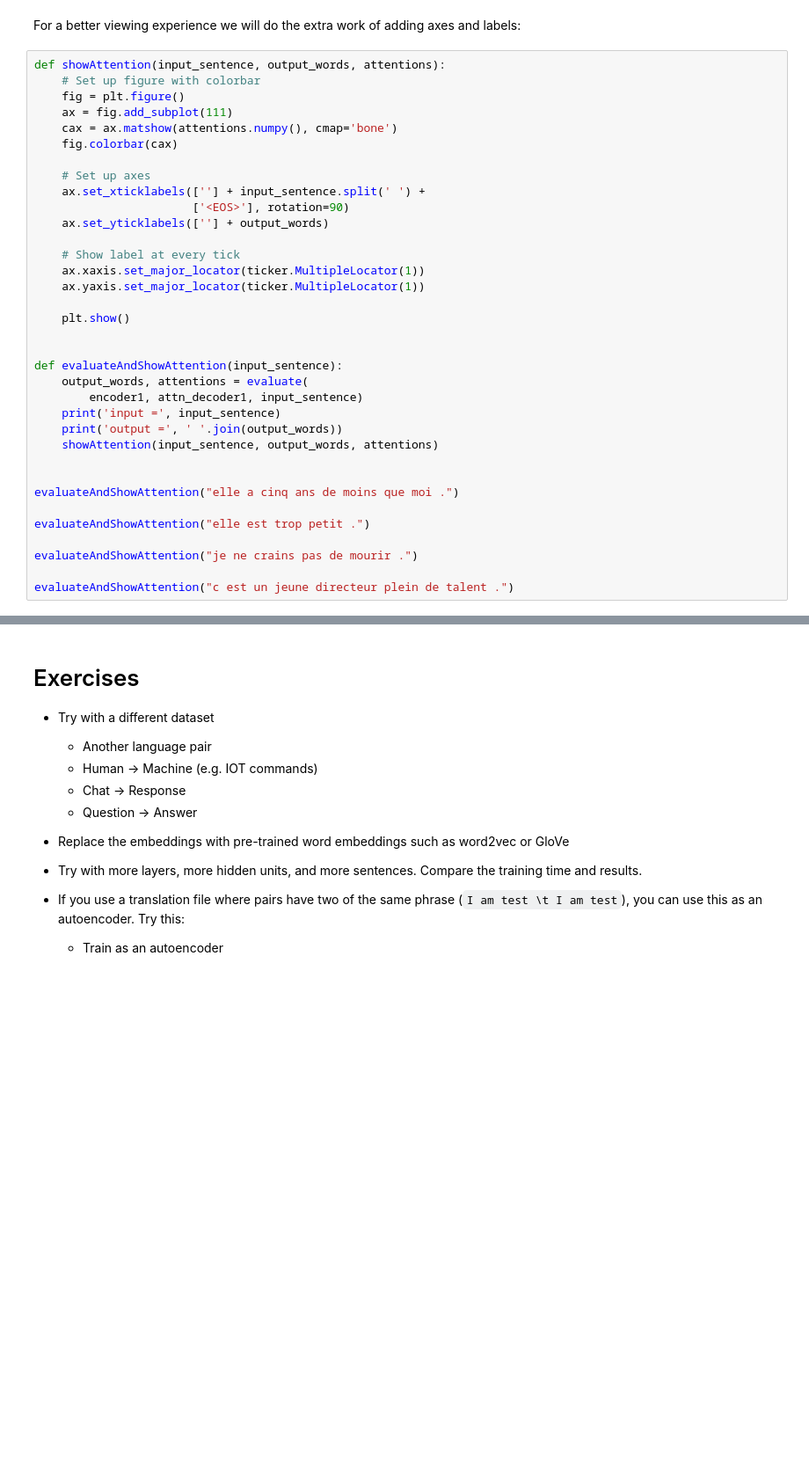
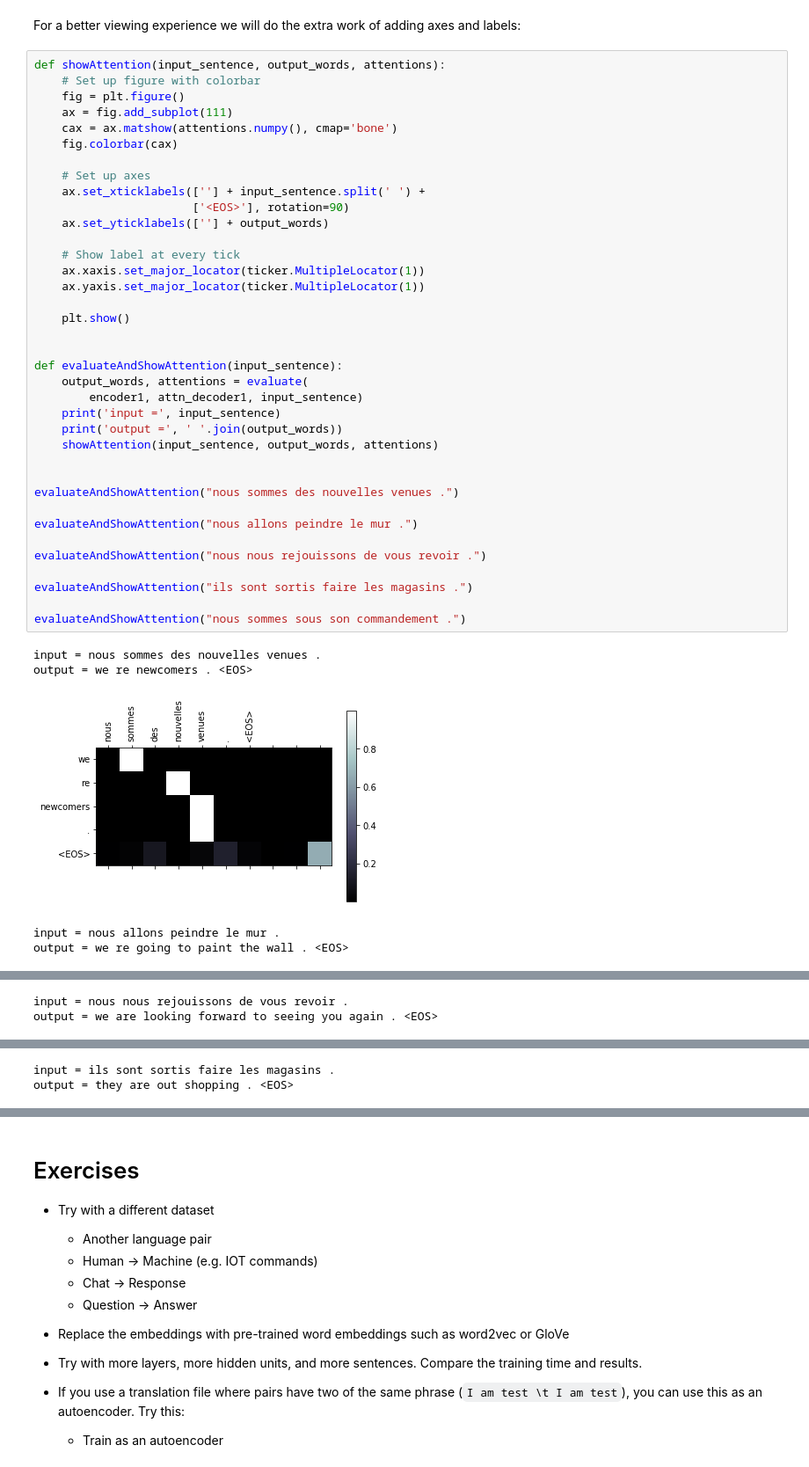
Before and after one commit to ananthsankar/seq2seq_attention, a Jupyter notebook: seq2seq_translation_tutorial-usf.ipynb, the cells around one changed output, grey strips where cells are left out. Shown: that part at 88% size. Drawn from its saved outputs; the diff is of its cells as text; blank space fills up the shorter version.

```diff
--- a/seq2seq_translation_tutorial-usf.ipynb
+++ b/seq2seq_translation_tutorial-usf.ipynb
@@ -795,34 +799,42 @@ and labels:
 def showAttention(input_sentence, output_words, attentions):
     # Set up figure with colorbar
     fig = plt.figure()
     ax = fig.add_subplot(111)
     cax = ax.matshow(attentions.numpy(), cmap='bone')
     fig.colorbar(cax)
 
     # Set up axes
     ax.set_xticklabels([''] + input_sentence.split(' ') +
                        ['<EOS>'], rotation=90)
     ax.set_yticklabels([''] + output_words)
 
     # Show label at every tick
     ax.xaxis.set_major_locator(ticker.MultipleLocator(1))
     ax.yaxis.set_major_locator(ticker.MultipleLocator(1))
 
     plt.show()
 
 
 def evaluateAndShowAttention(input_sentence):
     output_words, attentions = evaluate(
         encoder1, attn_decoder1, input_sentence)
     print('input =', input_sentence)
     print('output =', ' '.join(output_words))
     showAttention(input_sentence, output_words, attentions)
 
 
-evaluateAndShowAttention("elle a cinq ans de moins que moi .")
+evaluateAndShowAttention("nous sommes des nouvelles venues .")
 
-evaluateAndShowAttention("elle est trop petit .")
+evaluateAndShowAttention("nous allons peindre le mur .")
 
-evaluateAndShowAttention("je ne crains pas de mourir .")
+evaluateAndShowAttention("nous nous rejouissons de vous revoir .")
 
-evaluateAndShowAttention("c est un jeune directeur plein de talent .")
+evaluateAndShowAttention("ils sont sortis faire les magasins .")
+
+evaluateAndShowAttention("nous sommes sous son commandement .")
+# %% [output]
+input = nous sommes des nouvelles venues .
+output = we re newcomers . <EOS>
+[figure, added]
+input = nous allons peindre le mur .
+output = we re going to paint the wall . <EOS>
@@ -828,0 +842,2 @@ evaluateAndShowAttention("c est un jeune directeur plein de talent .")
+input = nous nous rejouissons de vous revoir .
+output = we are looking forward to seeing you again . <EOS>
@@ -828,0 +845,2 @@ evaluateAndShowAttention("c est un jeune directeur plein de talent .")
+input = ils sont sortis faire les magasins .
+output = they are out shopping . <EOS>
```
Also changed, not shown: parts of 7 cells of this notebook.
